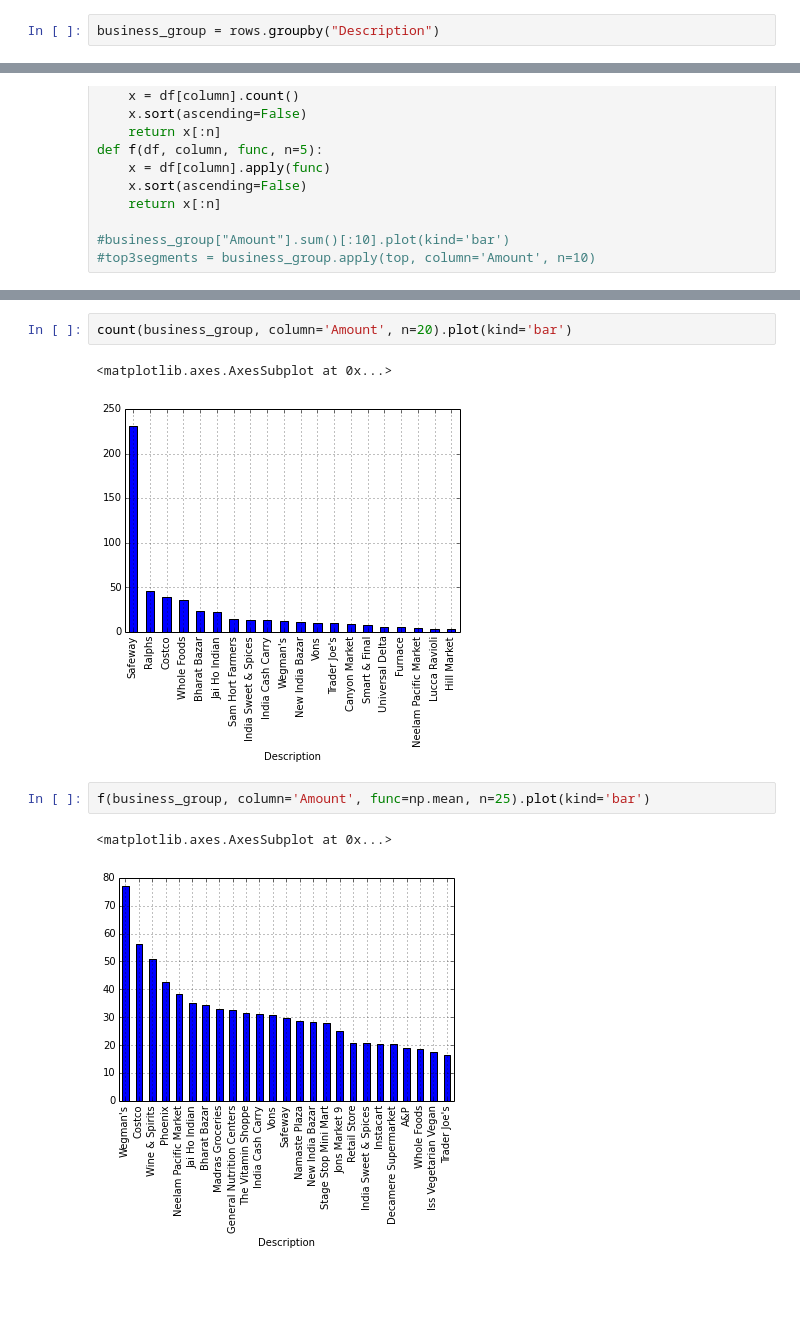
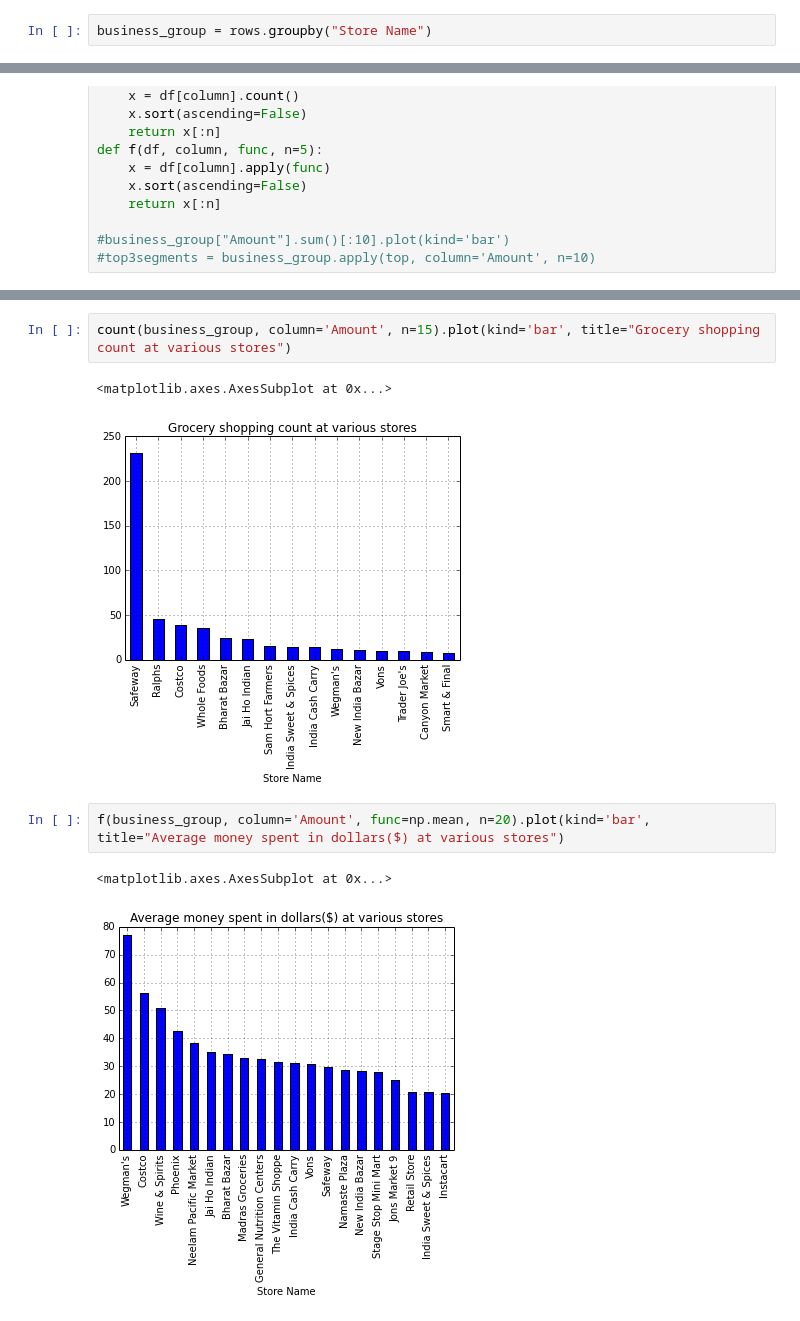
Before and after one commit to kapild/datascience, a Jupyter notebook: shopping/shopping.ipynb, the cells around one changed output, grey strips where cells are left out. Saved outputs shown, nothing was run; the diff lists cells and outputs as text; blank space fills up the shorter version.

Commit message:
shopping python notbeook

```diff
--- a/shopping/shopping.ipynb
+++ b/shopping/shopping.ipynb
@@ -65,5 +65,5 @@ business_thresh.plot(kind='bar')
 # %%
-business_group = rows.groupby("Description")
+business_group = rows.groupby("Store Name")
 # %%
 business_group[["Amount"]].sum()[:10].plot(kind='bar')
 # %% [output]
@@ -98,10 +98,10 @@ top3segments.plot(kind='bar')
 # %%
-count(business_group, column='Amount', n=20).plot(kind='bar')
+count(business_group, column='Amount', n=15).plot(kind='bar', title="Grocery shopping count at various stores")
 # %% [output]
 <matplotlib.axes.AxesSubplot at 0x...>
-[figure, old version]
+[figure, new version]
 # %%
-f(business_group, column='Amount', func=np.mean, n=25).plot(kind='bar')
+f(business_group, column='Amount', func=np.mean, n=20).plot(kind='bar', title="Average money spent in dollars($) at various stores")
 # %% [output]
 <matplotlib.axes.AxesSubplot at 0x...>
-[figure, old version]
+[figure, new version]
```
Also changed, not shown: parts of 6 cells of this notebook.
